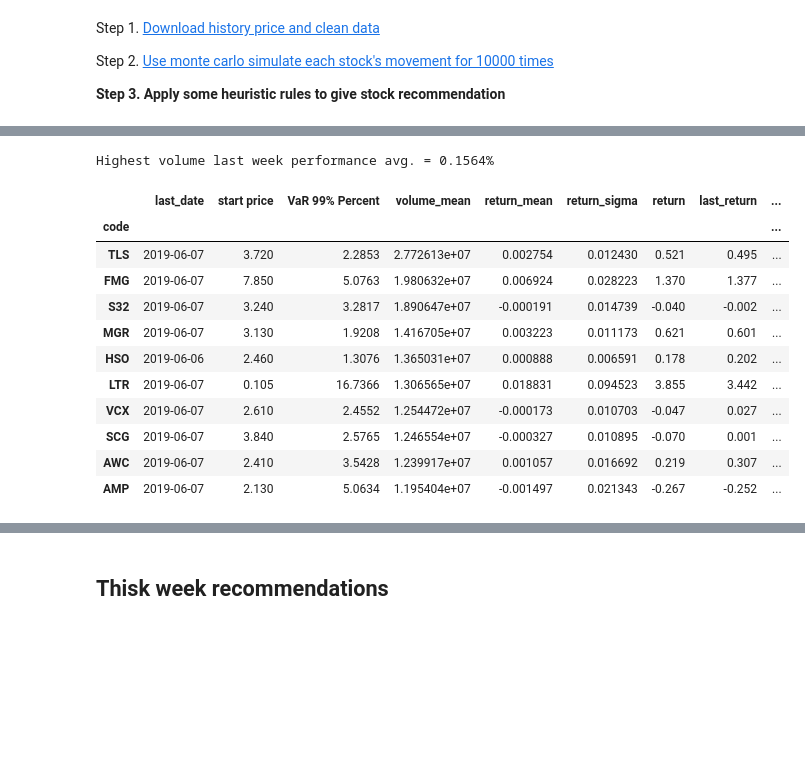
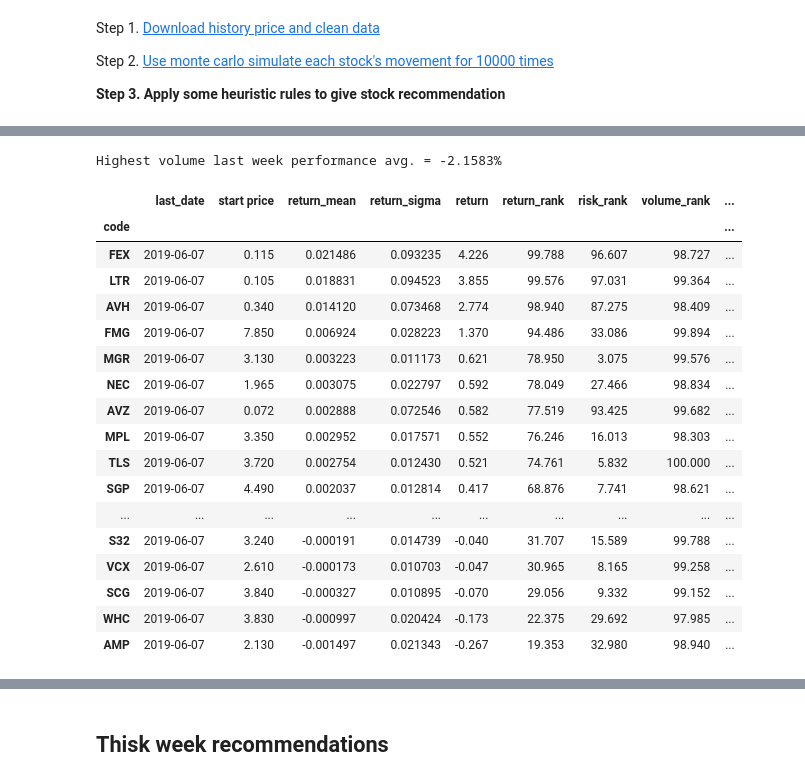
Before and after one commit to lorne-luo/ironman, a Jupyter notebook: hawkeye/Recommend-20190607.ipynb, the cells around one changed output, grey strips where cells are left out. Saved outputs shown, nothing was run; the diff lists cells and outputs as text; code cells hidden in the pictures; blank space fills up the shorter version.

```diff
--- a/hawkeye/Recommend-20190607.ipynb
+++ b/hawkeye/Recommend-20190607.ipynb
@@ -20,7 +20,7 @@ path = f'/opt/hawkeye/data/{this_week}/result.csv'
 last_path = f'/opt/hawkeye/data/{last_week}/result.csv'
 
 def week_return_avg(df):
-    return round(df['week_return'].sum()/len(df),4)
+    return round(df['week_return'].dropna().sum()/len(df['week_return'].dropna()),4)
 
 df = pd.read_csv(path,
                  usecols=[
@@ -36,25 +36,27 @@ last_df = pd.read_csv(last_path,
                           'volume_mean', 'return_mean', 'return_sigma'
                       ],
                       index_col='code')
-df.head()
+
+print(f'Total stock number = {len(df)}')
+
+# remove bottom volume and bottom price
+volume_threshold = df['volume_mean'].quantile(0.1)
+df = df[(df['volume_mean'] > volume_threshold) & (df['start price'] > 0.05)]
+
 df['return'] = round(df['sim_diff'] / df['start price'] * 100, 3)
-df['last_return'] = round(last_df['sim_diff'] / last_df['start price'] * 100,
-                          3)
+df['return_rank'] = round(df['return'].rank(pct=True) * 100, 3)
+df['risk_rank'] = round(df['VaR 99% Percent'].rank(pct=True) * 100, 3)
+df['volume_rank'] = round(df['volume_mean'].rank(pct=True) * 100, 3)
+
+df['last_return'] = round(last_df['sim_diff'] / last_df['start price'] * 100,3)
 df['return_increase'] = df['return'] - df['last_return']
 df['week_return'] = round(
     (df['start price'] - last_df['start price']) / df['start price'] * 100, 3)
-df.drop(columns=['sim_diff', 'sim_mean', 'VaR 99%'], inplace=True)
+df.drop(columns=['sim_diff', 'sim_mean', 'VaR 99%','VaR 99% Percent', 'volume_mean'], inplace=True)
 
-print(f'Total stock number = {len(df)}')
-
-print('70%% pricetile = %s' % df['start price'].quantile(0.7))
+print(f'Total stock number after bottom volume & price removed = {len(df)}')
+print('Price 70%% pricetile = %s' % df['start price'].quantile(0.7))
 print('Sim return 90%% percentile = %s' % df['return'].quantile(0.9))
-
-volume_threshold = df['volume_mean'].quantile(0.1)
-print(f'Volume 90% percentile = {volume_threshold}')
-
-df = df[(df['volume_mean'] > volume_threshold) & (df['start price'] > 0.1)]
-print(len(df))
 df.sort_values(by='return', ascending=False).head(20)
 # %% [output]
 Total stock number = 1495
@@ -164,22 +168,28 @@ Low risk last week performance avg. = -0.0168%
 # %%
 # high volume
-high_volume = df.sort_values(by='volume_mean', ascending=False).head(10)
+high_volume = df.sort_values(by='volume_rank', ascending=False).head(20).sort_values(by='return', ascending=False)
 print('Highest volume last week performance avg. = %s%%'% week_return_avg(high_volume))
 high_volume
 # %% [output]
-Highest volume last week performance avg. = 0.1564%
+Highest volume last week performance avg. = -2.1583%
-|  | last_date | start price | VaR 99% Percent | volume_mean | return_mean | return_sigma | return | last_return | ... |
+|  | last_date | start price | return_mean | return_sigma | return | return_rank | risk_rank | volume_rank | ... |
 | code |  |  |  |  |  |  |  |  | ... |
-| TLS | 2019-06-07 | 3.720 | 2.2853 | 2.772613e+07 | 0.002754 | 0.012430 | 0.521 | 0.495 | ... |
-| FMG | 2019-06-07 | 7.850 | 5.0763 | 1.980632e+07 | 0.006924 | 0.028223 | 1.370 | 1.377 | ... |
-| S32 | 2019-06-07 | 3.240 | 3.2817 | 1.890647e+07 | -0.000191 | 0.014739 | -0.040 | -0.002 | ... |
-| MGR | 2019-06-07 | 3.130 | 1.9208 | 1.416705e+07 | 0.003223 | 0.011173 | 0.621 | 0.601 | ... |
-| HSO | 2019-06-06 | 2.460 | 1.3076 | 1.365031e+07 | 0.000888 | 0.006591 | 0.178 | 0.202 | ... |
-| LTR | 2019-06-07 | 0.105 | 16.7366 | 1.306565e+07 | 0.018831 | 0.094523 | 3.855 | 3.442 | ... |
-| VCX | 2019-06-07 | 2.610 | 2.4552 | 1.254472e+07 | -0.000173 | 0.010703 | -0.047 | 0.027 | ... |
-| SCG | 2019-06-07 | 3.840 | 2.5765 | 1.246554e+07 | -0.000327 | 0.010895 | -0.070 | 0.001 | ... |
-| AWC | 2019-06-07 | 2.410 | 3.5428 | 1.239917e+07 | 0.001057 | 0.016692 | 0.219 | 0.307 | ... |
-| AMP | 2019-06-07 | 2.130 | 5.0634 | 1.195404e+07 | -0.001497 | 0.021343 | -0.267 | -0.252 | ... |
+| FEX | 2019-06-07 | 0.115 | 0.021486 | 0.093235 | 4.226 | 99.788 | 96.607 | 98.727 | ... |
+| LTR | 2019-06-07 | 0.105 | 0.018831 | 0.094523 | 3.855 | 99.576 | 97.031 | 99.364 | ... |
+| AVH | 2019-06-07 | 0.340 | 0.014120 | 0.073468 | 2.774 | 98.940 | 87.275 | 98.409 | ... |
+| FMG | 2019-06-07 | 7.850 | 0.006924 | 0.028223 | 1.370 | 94.486 | 33.086 | 99.894 | ... |
+| MGR | 2019-06-07 | 3.130 | 0.003223 | 0.011173 | 0.621 | 78.950 | 3.075 | 99.576 | ... |
+| NEC | 2019-06-07 | 1.965 | 0.003075 | 0.022797 | 0.592 | 78.049 | 27.466 | 98.834 | ... |
+| AVZ | 2019-06-07 | 0.072 | 0.002888 | 0.072546 | 0.582 | 77.519 | 93.425 | 99.682 | ... |
+| MPL | 2019-06-07 | 3.350 | 0.002952 | 0.017571 | 0.552 | 76.246 | 16.013 | 98.303 | ... |
+| TLS | 2019-06-07 | 3.720 | 0.002754 | 0.012430 | 0.521 | 74.761 | 5.832 | 100.000 | ... |
+| SGP | 2019-06-07 | 4.490 | 0.002037 | 0.012814 | 0.417 | 68.876 | 7.741 | 98.621 | ... |
+| ... | ... | ... | ... | ... | ... | ... | ... | ... | ... |
+| S32 | 2019-06-07 | 3.240 | -0.000191 | 0.014739 | -0.040 | 31.707 | 15.589 | 99.788 | ... |
+| VCX | 2019-06-07 | 2.610 | -0.000173 | 0.010703 | -0.047 | 30.965 | 8.165 | 99.258 | ... |
+| SCG | 2019-06-07 | 3.840 | -0.000327 | 0.010895 | -0.070 | 29.056 | 9.332 | 99.152 | ... |
+| WHC | 2019-06-07 | 3.830 | -0.000997 | 0.020424 | -0.173 | 22.375 | 29.692 | 97.985 | ... |
+| AMP | 2019-06-07 | 2.130 | -0.001497 | 0.021343 | -0.267 | 19.353 | 32.980 | 98.940 | ... |
 # %%
 # high return increase in last week
 high_return_increase = df.sort_values(by='return_increase',
```
Also changed, not shown: parts of 17 cells of this notebook, 7 other files.
